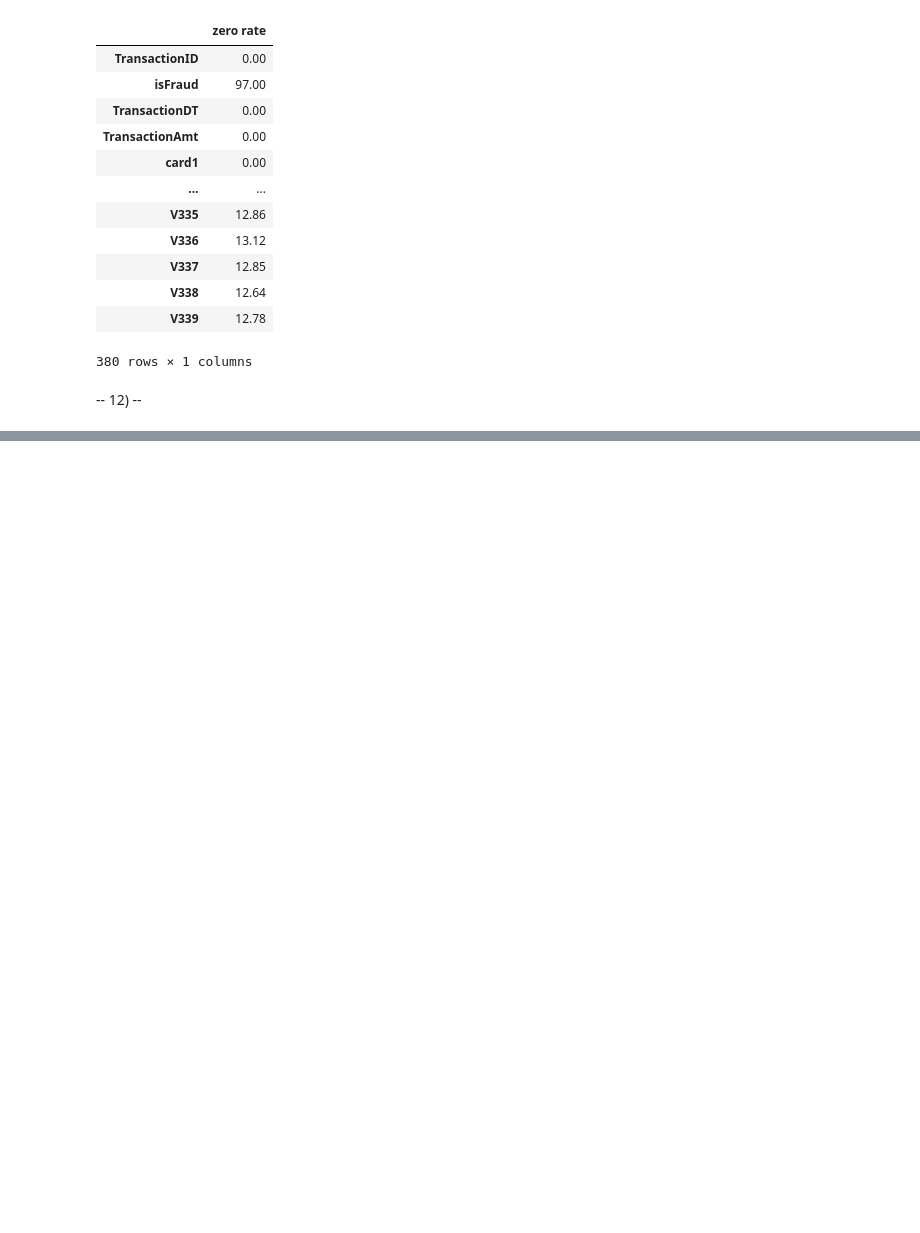
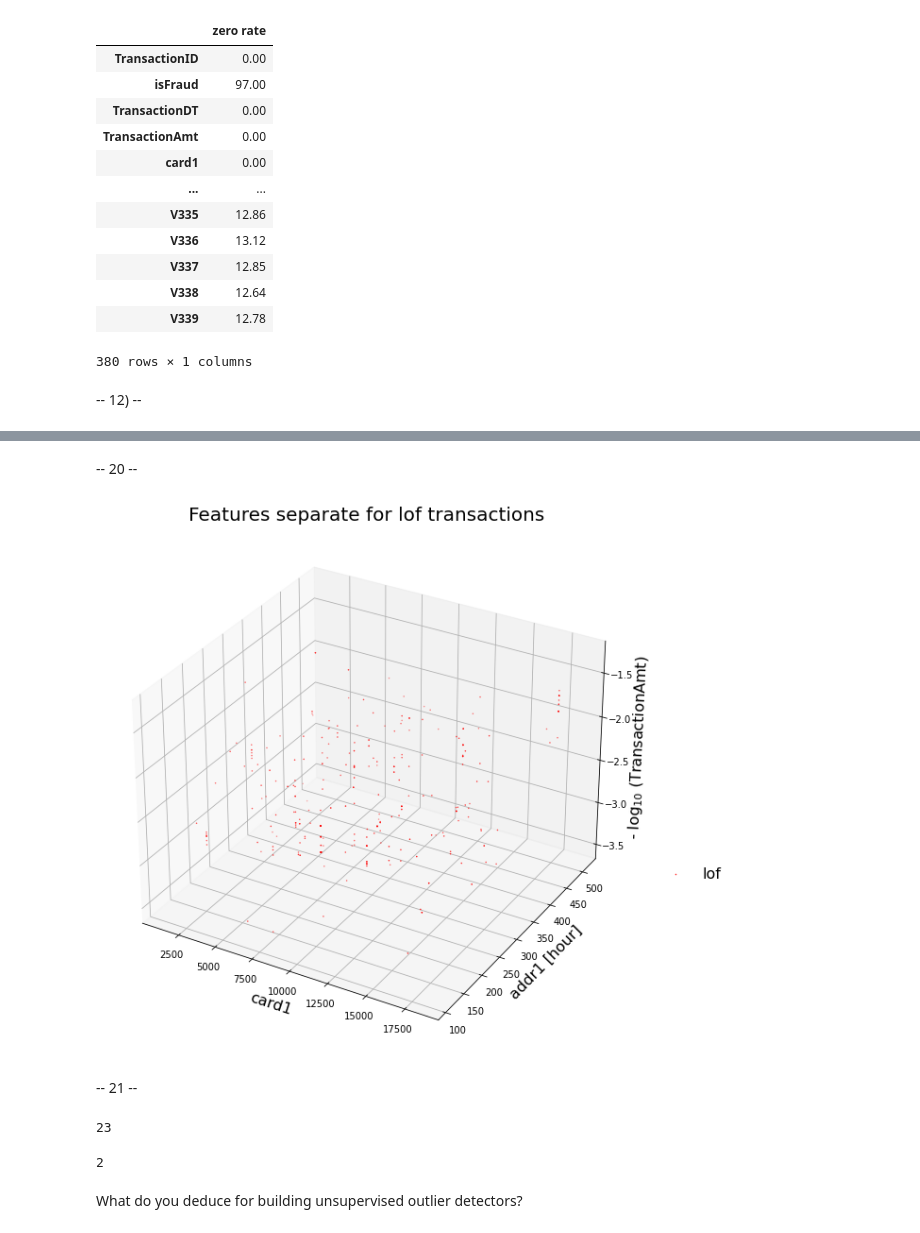
Before and after one commit to Bictole/Fraud_Detection, a Jupyter notebook: Secu&IA - Lab session 1 – anomaly detection.ipynb, the cells around one changed output, grey strips where cells are left out. Cells and saved outputs as stored; diff of their text form; code cells hidden in the pictures; blank space fills up the shorter version.

```diff
--- a/Secu&IA - Lab session 1 – anomaly detection.ipynb
+++ b/Secu&IA - Lab session 1 – anomaly detection.ipynb
@@ -243,0 +491,47 @@ zero_numeric
+# %% [markdown]
+-- 20 --
+# %%
+def show3D_transation_data_lof_outliers_only(transac_dataset, x_axis_name, y_axis_name, z_axis_name):
+    X = transac_dataset.drop(columns=['lof_outlier'])
+    Y = transac_dataset['lof_outlier']
+
+    x = x_axis_name
+    y = y_axis_name
+    z = z_axis_name
+
+    zOffset = 0.02
+    limit = len(X)
+
+    sb.reset_orig()
+
+    fig = plt.figure(figsize = ( 10, 12))
+    ax = fig.add_subplot(111, projection='3d')
+    ax.scatter(X.loc[Y == 1, x][:limit], X.loc[Y == 1, y][:limit], -np.log10(X.loc[Y == 1, z][:limit] + zOffset), c = 'r', marker = '.', s = 1, label = 'lof')
+
+    ax.set_xlabel(x, size = 16)
+    ax.set_ylabel(y + ' [hour]', size = 16)
+    ax.set_zlabel('- log$_{10}$ (' + z + ')', size = 16)
+    ax.set_title('Features separate for lof transactions', size = 20)
+
+    plt.axis('tight')
+    ax.grid(1)
+
+    fraudMarker = mlines.Line2D([], [], linewidth = 0, color = 'r', marker = '.', markersize = 10, label = 'lof_outlier')
+
+    plt.legend(bbox_to_anchor = (1.20, 0.38), frameon = False, prop = {'size': 16})
+# %%
+show3D_transation_data_lof_outliers_only(reduced_with_imputed_values_and_outlier_lof, 'card1', 'addr1', 'TransactionAmt')
+# %% [output]
+[figure, added]
+# %% [markdown]
+-- 21 --
+# %%
+len(reduced_with_imputed_values_and_outlier[reduced_with_imputed_values_and_outlier['lof_outlier'] & reduced_with_imputed_values_and_outlier['if_outlier']])
+# %% [output]
+23
+# %%
+len(reduced_with_imputed_values_and_outlier[reduced_with_imputed_values_and_outlier['lof_outlier'] & reduced_with_imputed_values_and_outlier['if_outlier'] & reduced_with_imputed_values_and_outlier['isFraud']])
+# %% [output]
+2
+# %% [markdown]
+What do you deduce for building unsupervised outlier detectors?
```
Also changed, not shown: parts of 26 cells of this notebook.
